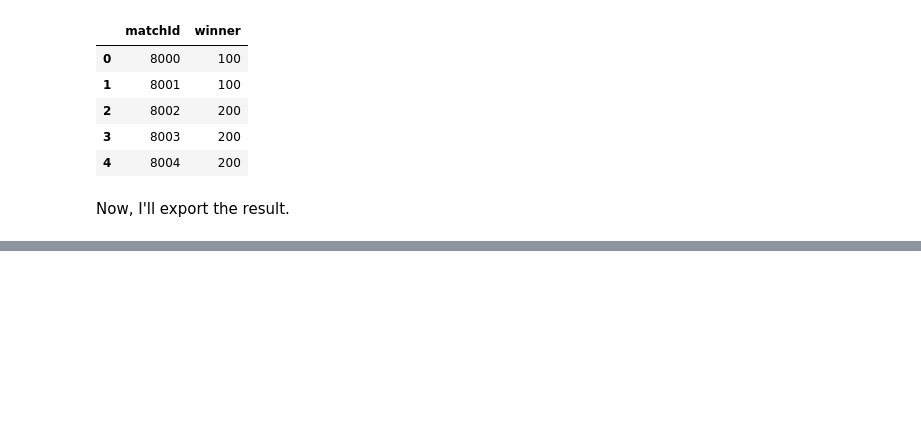
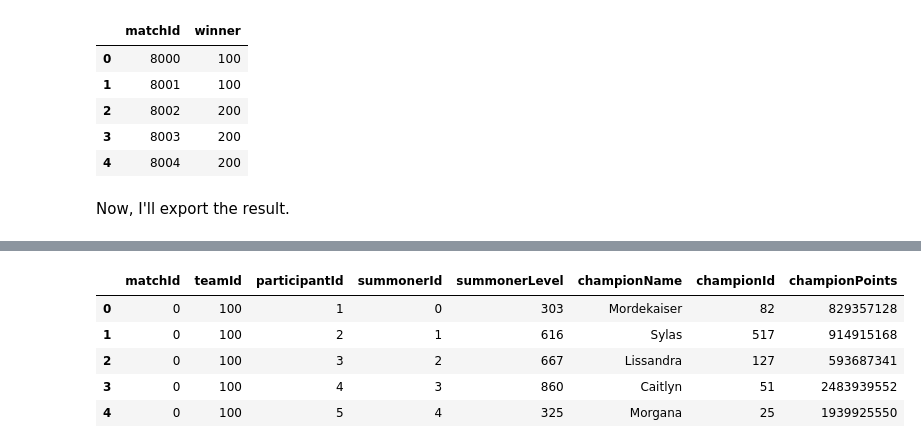
Before and after one commit to nss-data-science-cohort-6/kaggle_lol-elden-ring, a Jupyter notebook: notebooks/Sample_Submission.ipynb, the cells around one changed output, grey strips where cells are left out. Cells and saved outputs as stored; diff of their text form; code cells hidden in the pictures; blank space fills up the shorter version.

```diff
--- a/notebooks/Sample_Submission.ipynb
+++ b/notebooks/Sample_Submission.ipynb
@@ -99,0 +100,4 @@ submission.to_csv('../data/first_submission.csv', index = False)
+# %%
+champ = pd.read_csv('../data/champion_mastery.csv')
+#question how to connect this with the X_train data where we have the win and loose stats
+champ.columns
@@ -99,0 +108,3 @@ submission.to_csv('../data/first_submission.csv', index = False)
+# %%
+champ_grp = champ.groupby('championId')['championPoints'].sum().sort_values(ascending =False).to_frame()
+champ_grp
@@ -99,0 +126,10 @@ submission.to_csv('../data/first_submission.csv', index = False)
+# %%
+X_train_added = pd.merge(X_train, champ_grp, left_on="championId", right_on="championId", how="left")
+X_train_added.head(5)
+# %% [output]
+|  | matchId | teamId | participantId | summonerId | summonerLevel | championName | championId | championPoints |
+| 0 | 0 | 100 | 1 | 0 | 303 | Mordekaiser | 82 | 829357128 |
+| 1 | 0 | 100 | 2 | 1 | 616 | Sylas | 517 | 914915168 |
+| 2 | 0 | 100 | 3 | 2 | 667 | Lissandra | 127 | 593687341 |
+| 3 | 0 | 100 | 4 | 3 | 860 | Caitlyn | 51 | 2483939552 |
+| 4 | 0 | 100 | 5 | 4 | 325 | Morgana | 25 | 1939925550 |
```
Also changed, not shown: parts of 21 cells of this notebook.
